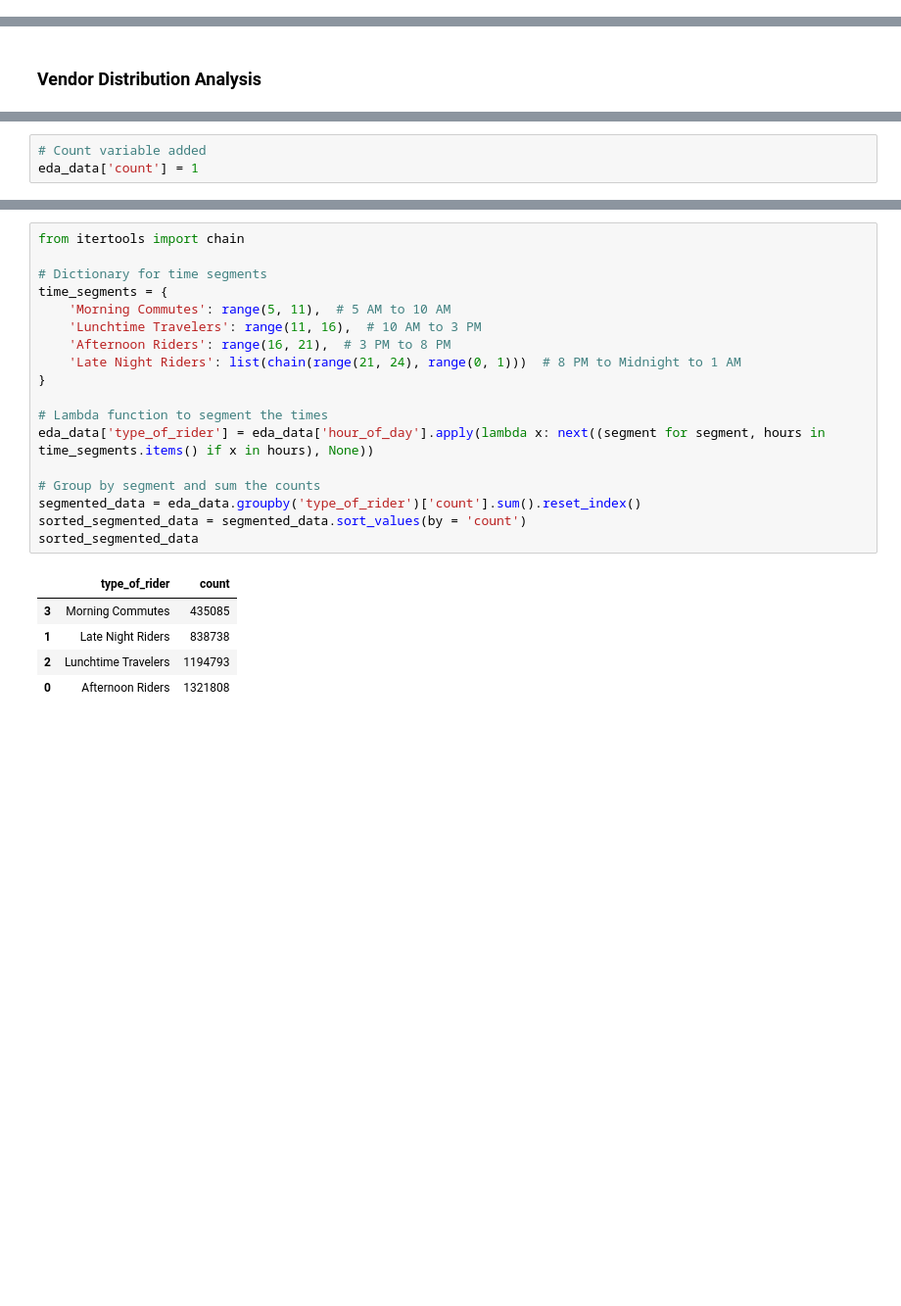
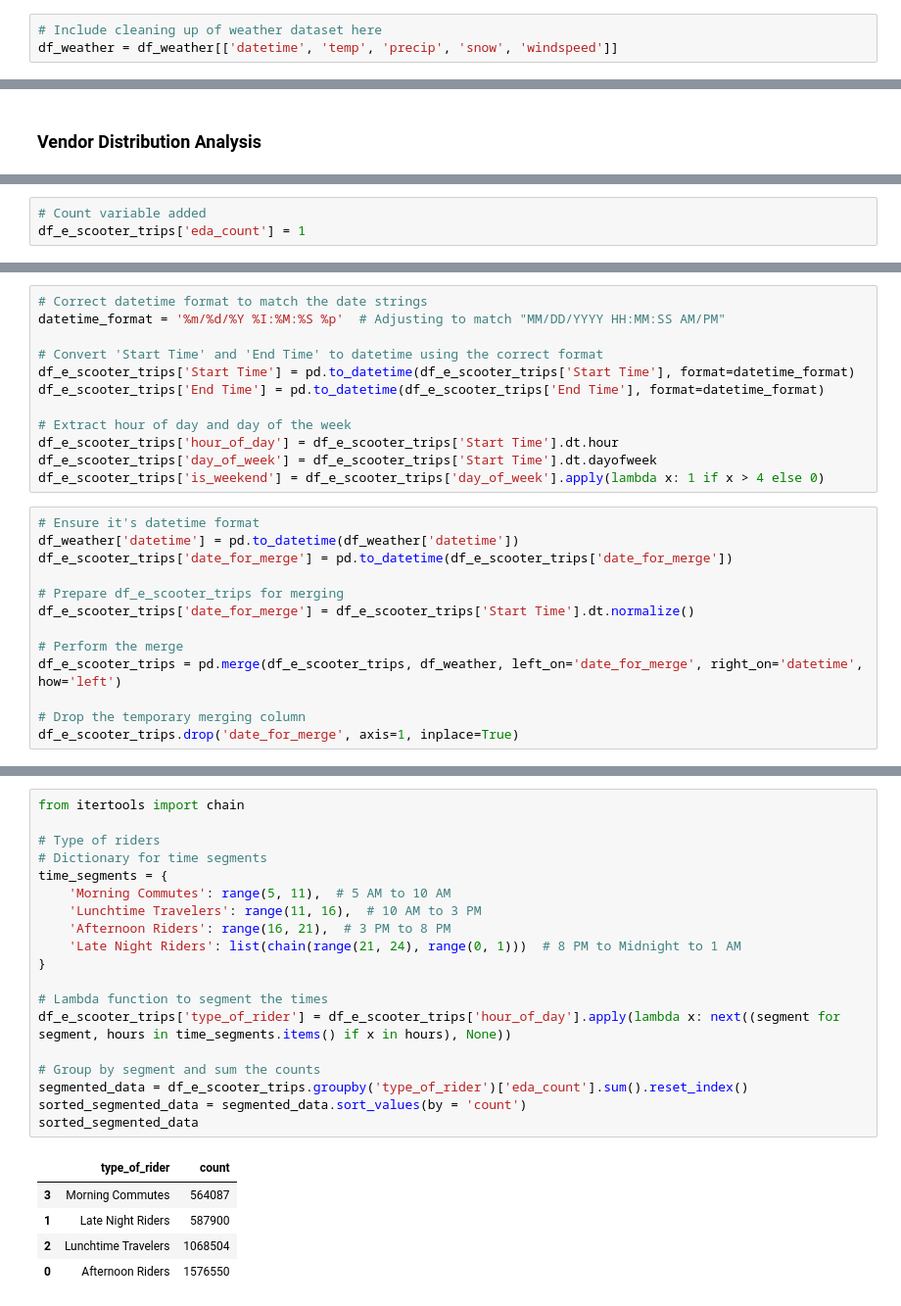
Before and after one commit to thienanbui/Electric-Scooter-Time-Series-Modeling, a Jupyter notebook: Capstone-Escooter.ipynb, the cells around one changed output, grey strips where cells are left out. Shown at 98% size. Cells and saved outputs as stored; diff of their text form; blank space fills up the shorter version.

Commit message:
Added a bunch of new code and started modeling

```diff
--- a/Capstone-Escooter.ipynb
+++ b/Capstone-Escooter.ipynb
@@ -222,0 +200,3 @@ plt.show()
+# %%
+# Include cleaning up of weather dataset here
+df_weather = df_weather[['datetime', 'temp', 'precip', 'snow', 'windspeed']]
@@ -305,3 +262,3 @@ Name: Start Community Area Name, Length: 77, dtype: int64
 # %%
 # Count variable added
-eda_data['count'] = 1
+df_e_scooter_trips['eda_count'] = 1
@@ -481,0 +265,25 @@ eda_data
+# %%
+# Correct datetime format to match the date strings
+datetime_format = '%m/%d/%Y %I:%M:%S %p'  # Adjusting to match "MM/DD/YYYY HH:MM:SS AM/PM"
+
+# Convert 'Start Time' and 'End Time' to datetime using the correct format
+df_e_scooter_trips['Start Time'] = pd.to_datetime(df_e_scooter_trips['Start Time'], format=datetime_format)
+df_e_scooter_trips['End Time'] = pd.to_datetime(df_e_scooter_trips['End Time'], format=datetime_format)
+
+# Extract hour of day and day of the week
+df_e_scooter_trips['hour_of_day'] = df_e_scooter_trips['Start Time'].dt.hour
+df_e_scooter_trips['day_of_week'] = df_e_scooter_trips['Start Time'].dt.dayofweek
+df_e_scooter_trips['is_weekend'] = df_e_scooter_trips['day_of_week'].apply(lambda x: 1 if x > 4 else 0)
+# %%
+# Ensure it's datetime format
+df_weather['datetime'] = pd.to_datetime(df_weather['datetime'])
+df_e_scooter_trips['date_for_merge'] = pd.to_datetime(df_e_scooter_trips['date_for_merge'])
+
+# Prepare df_e_scooter_trips for merging
+df_e_scooter_trips['date_for_merge'] = df_e_scooter_trips['Start Time'].dt.normalize()
+
+# Perform the merge
+df_e_scooter_trips = pd.merge(df_e_scooter_trips, df_weather, left_on='date_for_merge', right_on='datetime', how='left')
+
+# Drop the temporary merging column
+df_e_scooter_trips.drop('date_for_merge', axis=1, inplace=True)
@@ -482,27 +292,28 @@ eda_data
 # %%
 from itertools import chain
 
+# Type of riders
 # Dictionary for time segments
 time_segments = {
     'Morning Commutes': range(5, 11),  # 5 AM to 10 AM
     'Lunchtime Travelers': range(11, 16),  # 10 AM to 3 PM
     'Afternoon Riders': range(16, 21),  # 3 PM to 8 PM
     'Late Night Riders': list(chain(range(21, 24), range(0, 1)))  # 8 PM to Midnight to 1 AM
 }
 
 # Lambda function to segment the times
-eda_data['type_of_rider'] = eda_data['hour_of_day'].apply(lambda x: next((segment for segment, hours in time_segments.items() if x in hours), None))
+df_e_scooter_trips['type_of_rider'] = df_e_scooter_trips['hour_of_day'].apply(lambda x: next((segment for segment, hours in time_segments.items() if x in hours), None))
 
 # Group by segment and sum the counts
-segmented_data = eda_data.groupby('type_of_rider')['count'].sum().reset_index()
+segmented_data = df_e_scooter_trips.groupby('type_of_rider')['eda_count'].sum().reset_index()
 sorted_segmented_data = segmented_data.sort_values(by = 'count')
 sorted_segmented_data
 # %% [output]
 |  | type_of_rider | count |
-| 3 | Morning Commutes | 435085 |
-| 1 | Late Night Riders | 838738 |
-| 2 | Lunchtime Travelers | 1194793 |
-| 0 | Afternoon Riders | 1321808 |
+| 3 | Morning Commutes | 564087 |
+| 1 | Late Night Riders | 587900 |
+| 2 | Lunchtime Travelers | 1068504 |
+| 0 | Afternoon Riders | 1576550 |
 # %%
 # Creating graph showing the number of electric scooter trips by hour in the day
 plt.figure(figsize = (12, 6))
```
Also changed, not shown: parts of 106 cells of this notebook.
